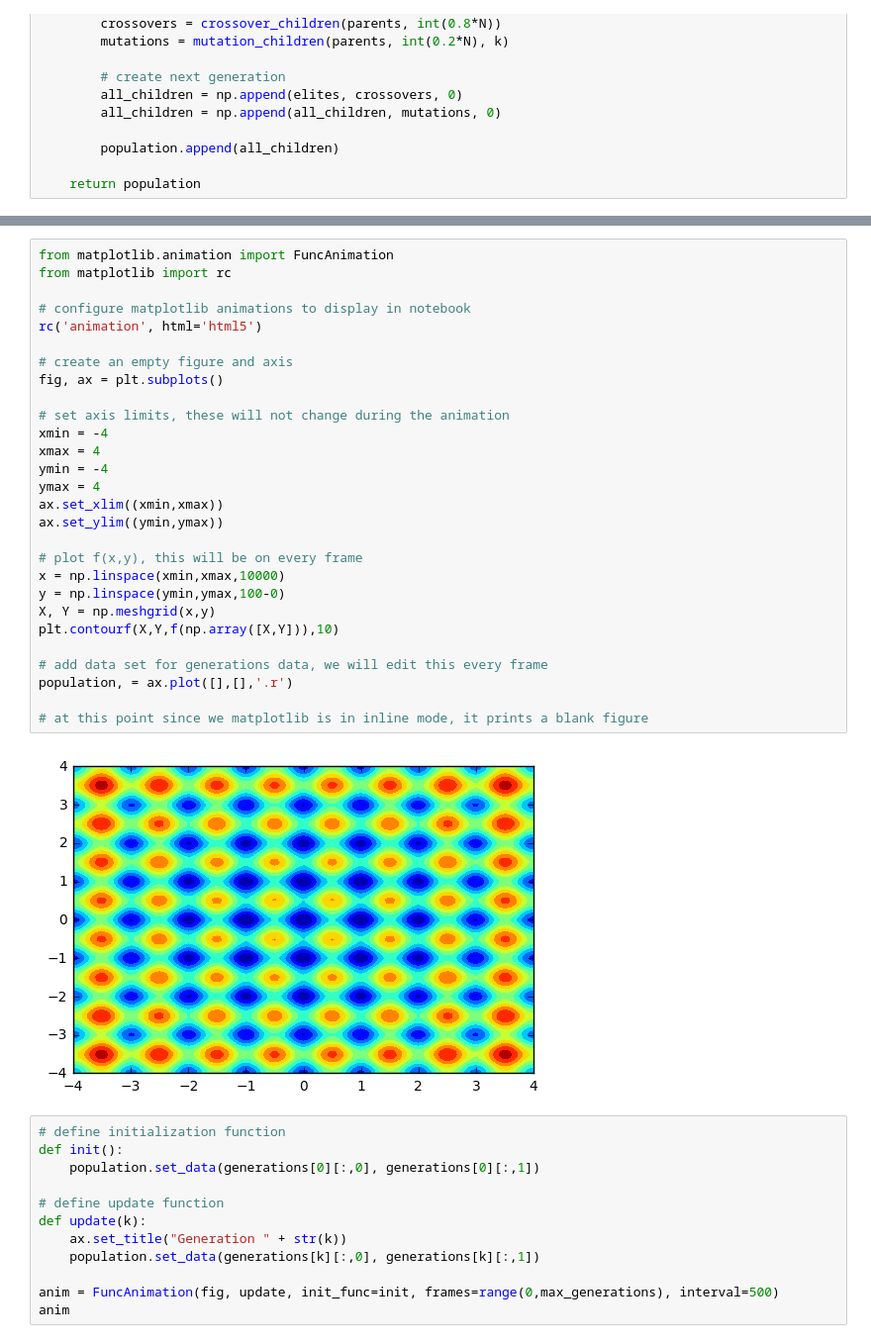
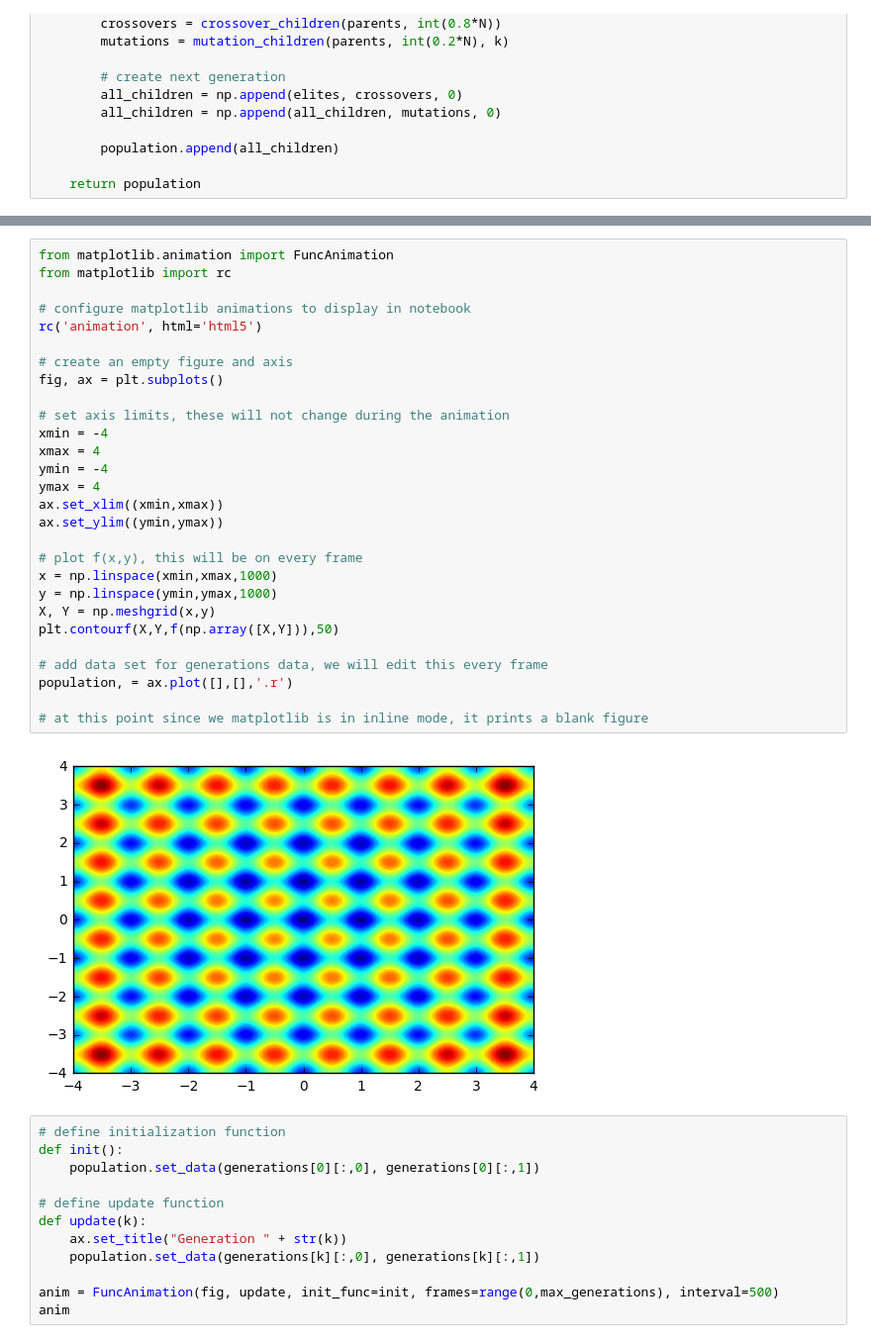
Before and after one commit to lukasbystricky/ISC-3313, a Jupyter notebook: lectures/chapter7/2-genetic_algorithms.ipynb, the cells around one changed output, grey strips where cells are left out. Shown at 99% size. Cells and saved outputs as stored; diff of their text form.

Commit message:
2-genetic_algorithms.ipynb: fixed final contour plot

```diff
--- a/lectures/chapter7/2-genetic_algorithms.ipynb
+++ b/lectures/chapter7/2-genetic_algorithms.ipynb
@@ -333,33 +333,33 @@ plt.plot(generations[-1][:,0], generations[-1][:,1], '.')
 # %%
 from matplotlib.animation import FuncAnimation
 from matplotlib import rc
 
 # configure matplotlib animations to display in notebook
 rc('animation', html='html5')
 
 # create an empty figure and axis
 fig, ax = plt.subplots()
 
 # set axis limits, these will not change during the animation
 xmin = -4
 xmax = 4
 ymin = -4
 ymax = 4
 ax.set_xlim((xmin,xmax))
 ax.set_ylim((ymin,ymax))
 
 # plot f(x,y), this will be on every frame
-x = np.linspace(xmin,xmax,10000)
-y = np.linspace(ymin,ymax,100-0)
+x = np.linspace(xmin,xmax,1000)
+y = np.linspace(ymin,ymax,1000)
 X, Y = np.meshgrid(x,y)
-plt.contourf(X,Y,f(np.array([X,Y])),10)
+plt.contourf(X,Y,f(np.array([X,Y])),50)
 
 # add data set for generations data, we will edit this every frame
 population, = ax.plot([],[],'.r')
 
 # at this point since we matplotlib is in inline mode, it prints a blank figure
 # %% [output]
-[figure, old version]
+[figure, new version]
 # %%
 # define initialization function
 def init():
```
Also changed, not shown: parts of 7 cells of this notebook.
